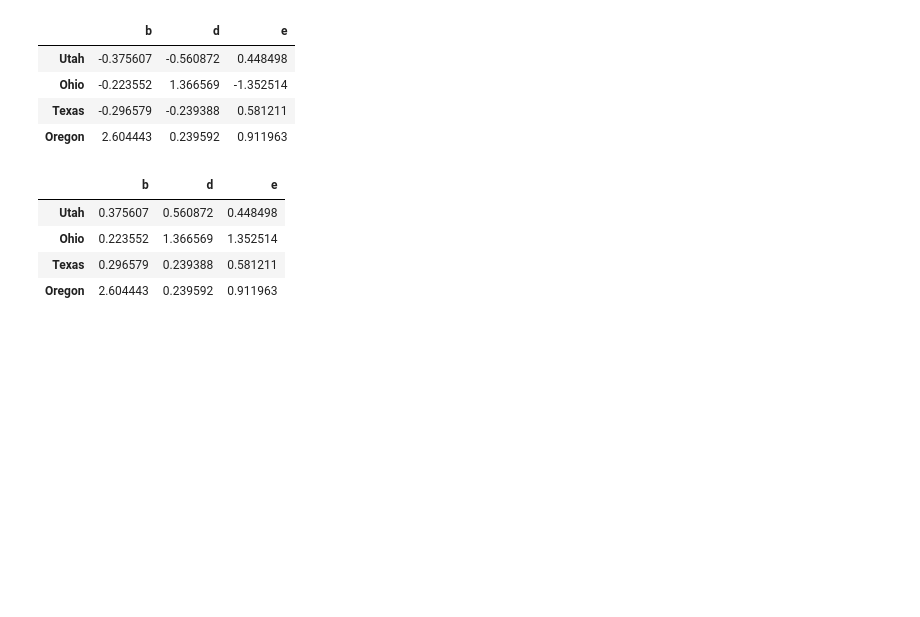
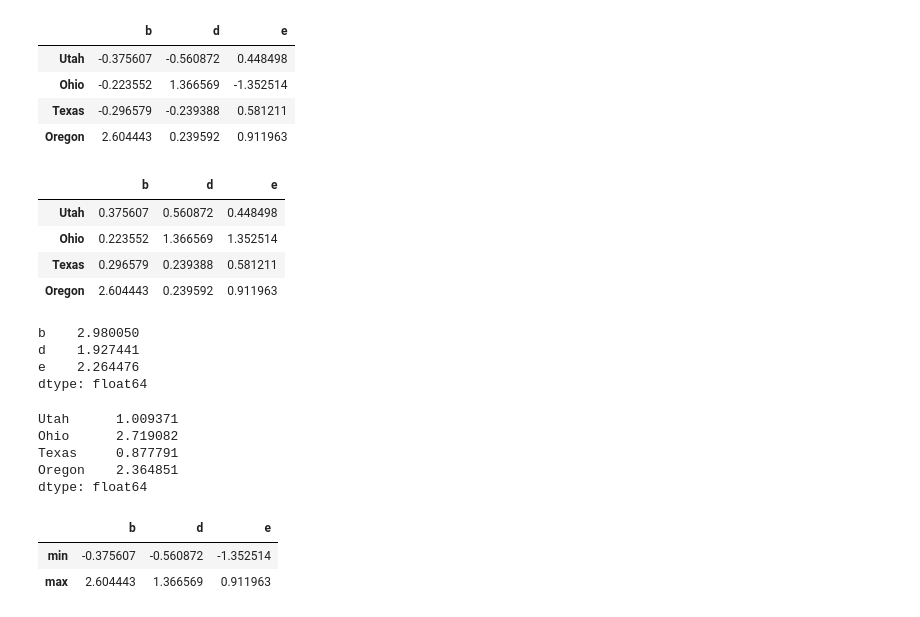
Before and after one commit to Kugi/IPythonDocs, a Jupyter notebook: Untitled0.ipynb, the cells around one changed output. Cells and saved outputs as stored; diff of their text form; code cells hidden in the pictures; blank space fills up the shorter version.

```diff
--- a/Untitled0.ipynb
+++ b/Untitled0.ipynb
@@ -556,3 +556,27 @@ np.abs(frame)
 | Ohio | 0.223552 | 1.366569 | 1.352514 |
 | Texas | 0.296579 | 0.239388 | 0.581211 |
 | Oregon | 2.604443 | 0.239592 | 0.911963 |
+# %%
+f = lambda x: x.max() - x.min()
+frame.apply(f)
+# %% [output]
+b    2.980050
+d    1.927441
+e    2.264476
+dtype: float64
+# %%
+frame.apply(f, axis=1)
+# %% [output]
+Utah      1.009371
+Ohio      2.719082
+Texas     0.877791
+Oregon    2.364851
+dtype: float64
+# %%
+def f(x):
+    return Series([x.min(), x.max()], index=['min', 'max'])
+frame.apply(f)
+# %% [output]
+|  | b | d | e |
+| min | -0.375607 | -0.560872 | -1.352514 |
+| max | 2.604443 | 1.366569 | 0.911963 |
```
